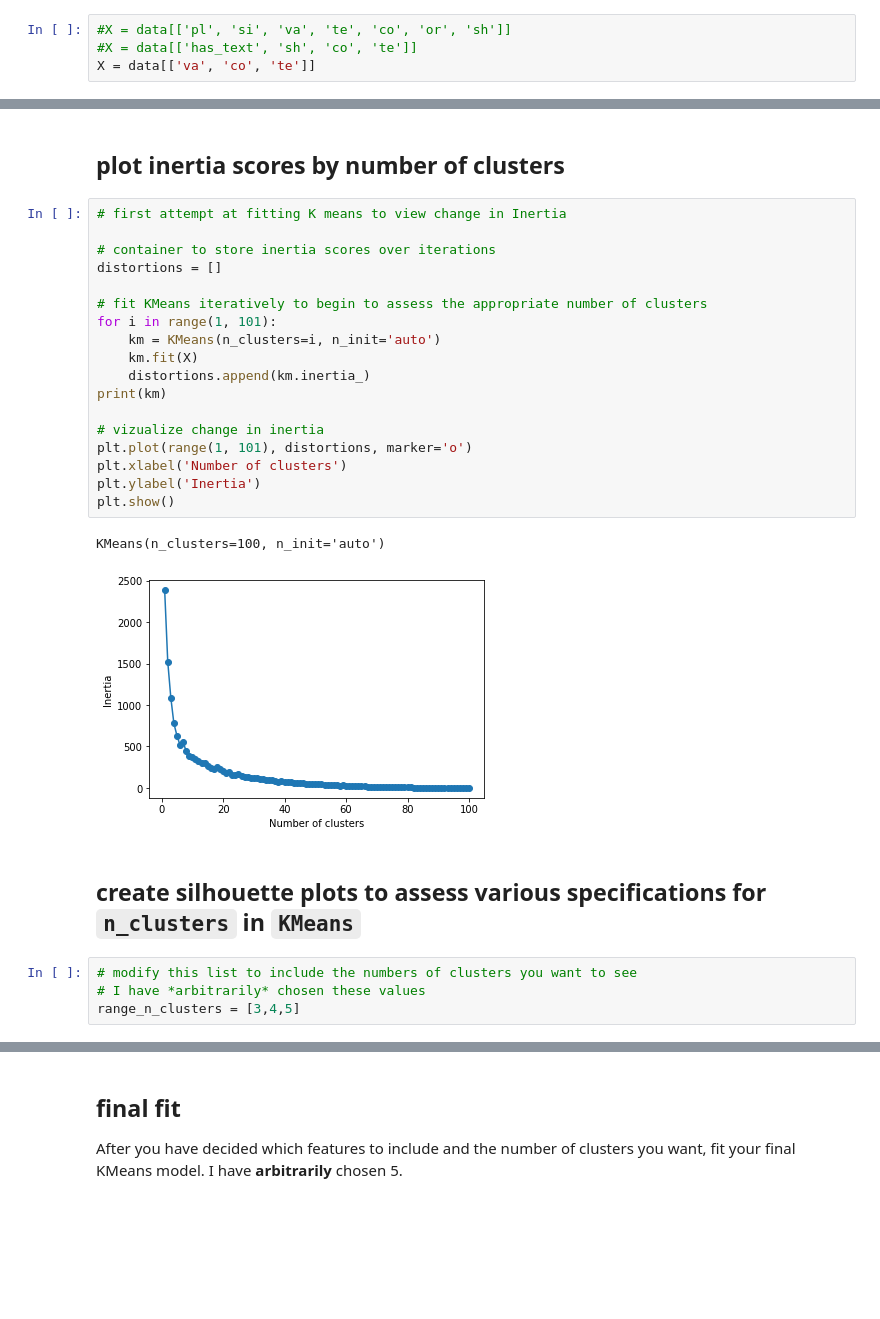
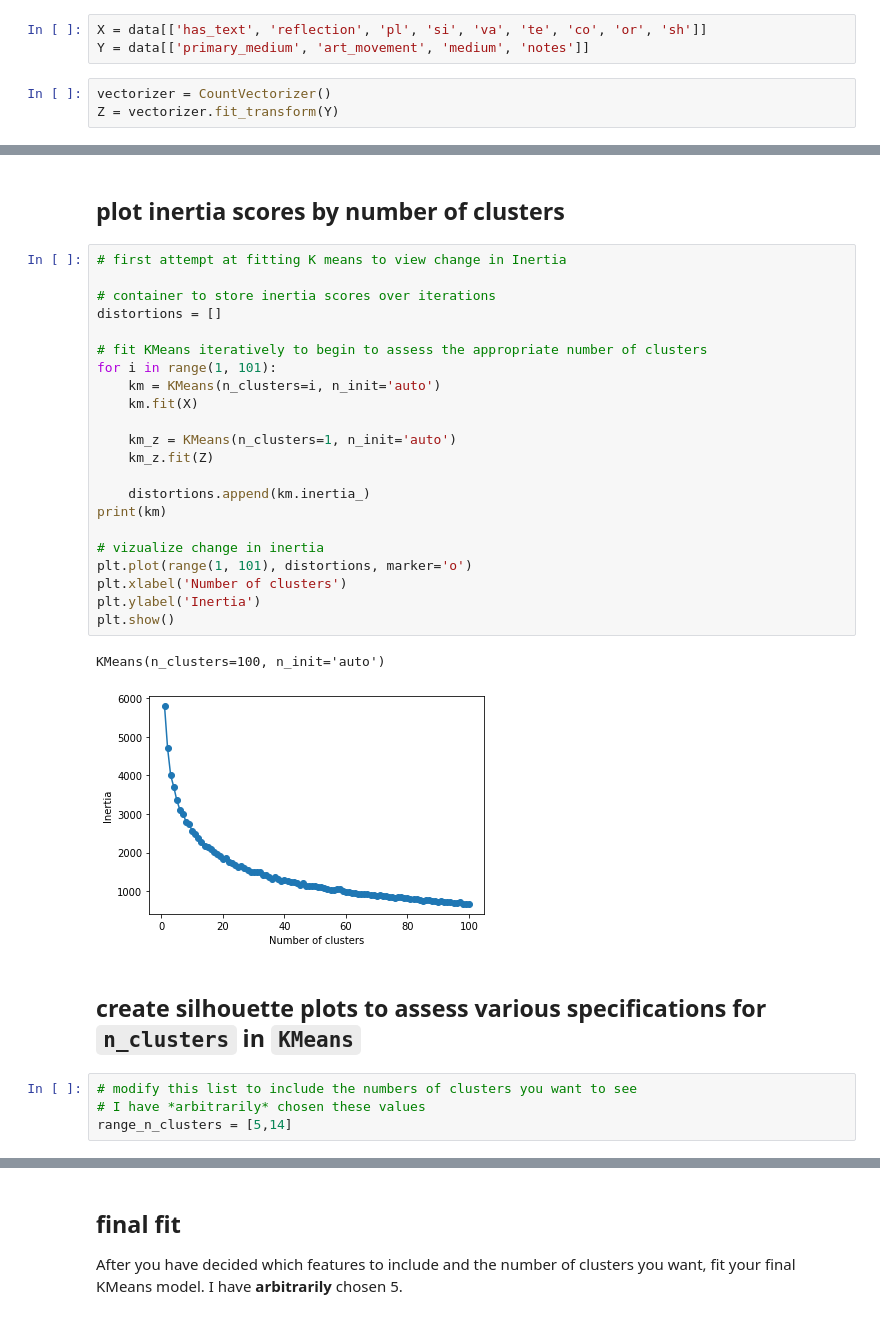
Before and after one commit to triciailena/machine-learning, a Jupyter notebook: cluster_tricia_iteration1.ipynb, the cells around one changed output, grey strips where cells are left out. Cells and saved outputs as stored; diff of their text form; blank space fills up the shorter version.

```diff
--- a/cluster_tricia_iteration1.ipynb
+++ b/cluster_tricia_iteration1.ipynb
@@ -46,8 +47,10 @@ Here, I am **arbitrarily** choosing the seven [visual variables defined by Berti
 
 You should choose the columns that you decide will best define the clusters. You may need to make transformations on existing variables.
 # %%
-#X = data[['pl', 'si', 'va', 'te', 'co', 'or', 'sh']]
-#X = data[['has_text', 'sh', 'co', 'te']]
-X = data[['va', 'co', 'te']]
+X = data[['has_text', 'reflection', 'pl', 'si', 'va', 'te', 'co', 'or', 'sh']]
+Y = data[['primary_medium', 'art_movement', 'medium', 'notes']]
+# %%
+vectorizer = CountVectorizer()
+Z = vectorizer.fit_transform(Y)
 # %%
 X.head()
@@ -67,30 +71,34 @@ from sklearn.cluster import KMeans
 # %%
 # first attempt at fitting K means to view change in Inertia
 
 # container to store inertia scores over iterations
 distortions = []
 
 # fit KMeans iteratively to begin to assess the appropriate number of clusters
 for i in range(1, 101):
     km = KMeans(n_clusters=i, n_init='auto')
     km.fit(X)
+
+    km_z = KMeans(n_clusters=1, n_init='auto')
+    km_z.fit(Z)
+
     distortions.append(km.inertia_)
 print(km)
 
 # vizualize change in inertia
 plt.plot(range(1, 101), distortions, marker='o')
 plt.xlabel('Number of clusters')
 plt.ylabel('Inertia')
 plt.show()
 # %% [output]
 KMeans(n_clusters=100, n_init='auto')
-[figure, old version]
+[figure, new version]
 # %% [markdown]
 ## create silhouette plots to assess various specifications for `n_clusters` in `KMeans`
 # %%
 # modify this list to include the numbers of clusters you want to see
 # I have *arbitrarily* chosen these values
-range_n_clusters = [3,4,5]
+range_n_clusters = [5,14]
 # %%
 # modified from: http://scikit-learn.org/stable/auto_examples/cluster/plot_kmeans_silhouette_analysis.html
 
```
Also changed, not shown: parts of 6 cells of this notebook.
